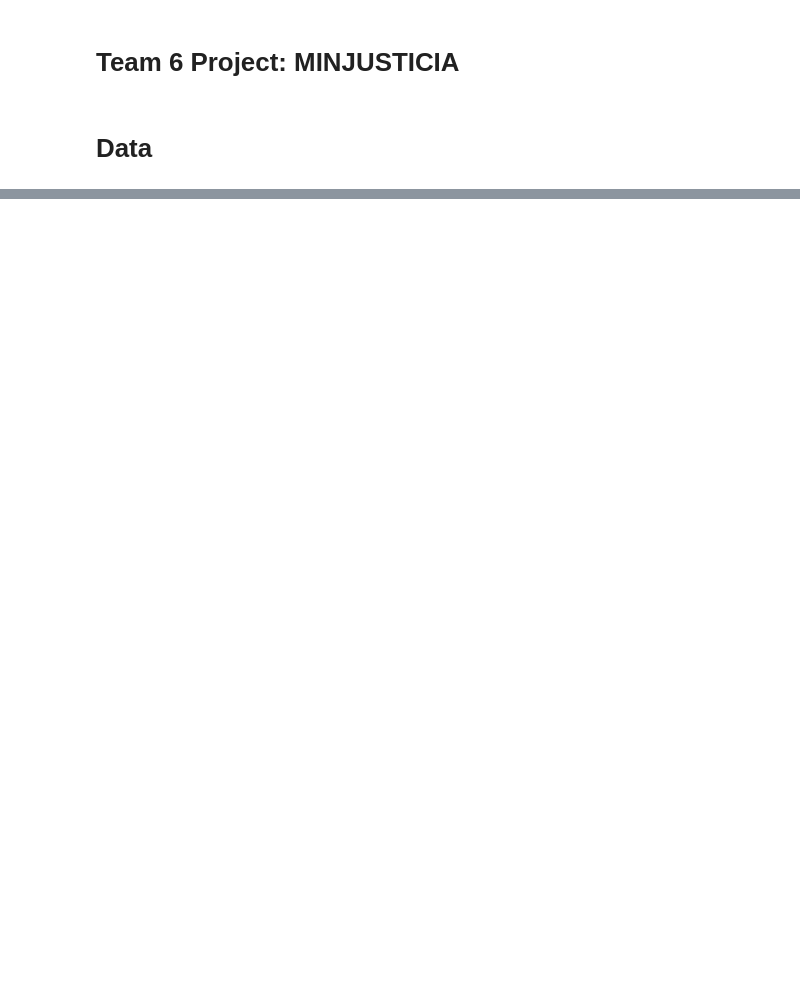
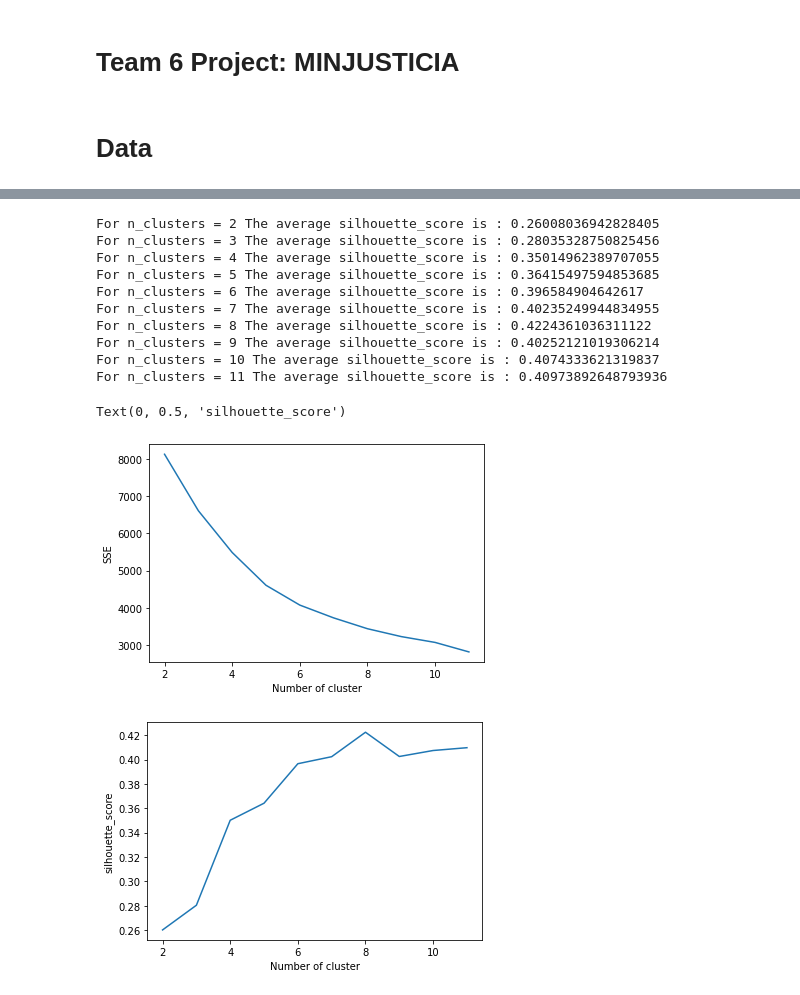
Before and after one commit to sagilar/ds4a-team6, a Jupyter notebook: MODELS_1_project_notebook_minjusticia_copy_SG.ipynb, the cells around one changed output, grey strips where cells are left out. Cells and saved outputs as stored; diff of their text form; code cells hidden in the pictures; blank space fills up the shorter version.

Commit message:
updating Clustering model

```diff
--- a/MODELS_1_project_notebook_minjusticia_copy_SG.ipynb
+++ b/MODELS_1_project_notebook_minjusticia_copy_SG.ipynb
@@ -140,0 +306,13 @@ categoricas = ['TENTATIVA', 'AGRAVADO', 'CALIFICADO', 'GENERO', 'GENERO', 'REGIO
+# %%
+def normalize(df):
+    result = df.copy()
+    for feature_name in df.columns:
+        max_val = df[feature_name].max()
+        min_val = df[feature_name].min()
+        result[feature_name] = (df[feature_name] - min_val) / (max_val - min_val)
+    return result
+# %%
+df_norm_covariates = normalize(df_mj_cp[covariates])
+df_norm_outputs = normalize(df_mj_cp[outputs])
+df_norm_covariates.fillna(0,inplace=True)
+df_norm_outputs.fillna(0,inplace=True)
@@ -140,0 +324,5 @@ categoricas = ['TENTATIVA', 'AGRAVADO', 'CALIFICADO', 'GENERO', 'GENERO', 'REGIO
+# %%
+df_norm_covariates['logDelito'] = df_norm_covariates['logDelito']*2.5
+df_norm_covariates['NIVEL_EDUCATIVO'] = df_norm_covariates['NIVEL_EDUCATIVO']*1.8
+df_norm_covariates['GENERO_MASCULINO'] = df_norm_covariates['GENERO_MASCULINO']*1
+df_norm_covariates
@@ -140,0 +343,41 @@ categoricas = ['TENTATIVA', 'AGRAVADO', 'CALIFICADO', 'GENERO', 'GENERO', 'REGIO
+# %%
+from sklearn.cluster import KMeans
+from sklearn.metrics import silhouette_score
+import matplotlib.pyplot as plt
+
+data = df_norm_covariates.sample(10000)
+silhouette_array = []
+sse = {}
+for n_clusters in np.arange(2, 12):
+
+    clusterer = KMeans(n_clusters=n_clusters)
+    cluster_labels = clusterer.fit_predict(data)
+    sse[n_clusters] = clusterer.inertia_
+
+    silhouette_avg = silhouette_score(data, cluster_labels)
+    silhouette_array.append(silhouette_avg)
+    print("For n_clusters =", n_clusters,
+          "The average silhouette_score is :", silhouette_avg)
+
+plt.figure()
+plt.plot(list(sse.keys()), list(sse.values()))
+plt.xlabel("Number of cluster")
+plt.ylabel("SSE")
+plt.figure()
+plt.plot(np.arange(2,12),silhouette_array)
+plt.xlabel("Number of cluster")
+plt.ylabel("silhouette_score")
+# %% [output]
+For n_clusters = 2 The average silhouette_score is : 0.26008036942828405
+For n_clusters = 3 The average silhouette_score is : 0.28035328750825456
+For n_clusters = 4 The average silhouette_score is : 0.35014962389707055
+For n_clusters = 5 The average silhouette_score is : 0.36415497594853685
+For n_clusters = 6 The average silhouette_score is : 0.396584904642617
+For n_clusters = 7 The average silhouette_score is : 0.40235249944834955
+For n_clusters = 8 The average silhouette_score is : 0.4224361036311122
+For n_clusters = 9 The average silhouette_score is : 0.40252121019306214
+For n_clusters = 10 The average silhouette_score is : 0.4074333621319837
+For n_clusters = 11 The average silhouette_score is : 0.40973892648793936
+Text(0, 0.5, 'silhouette_score')
+[figure, added]
+[figure, added]
```
Also changed, not shown: parts of 19 cells of this notebook.
